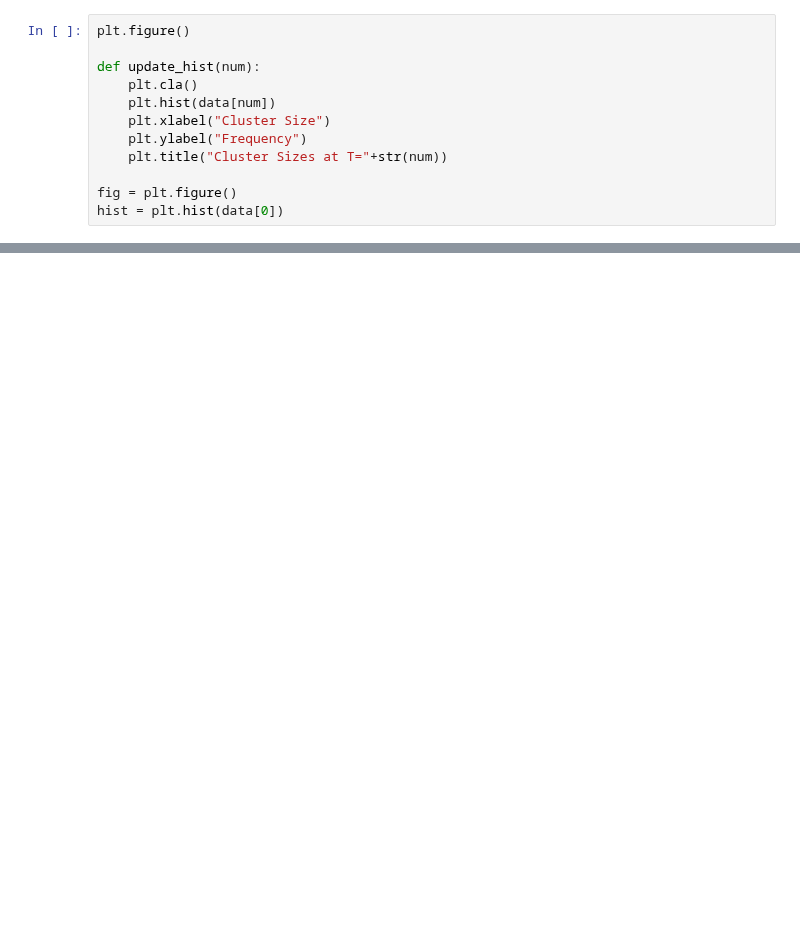
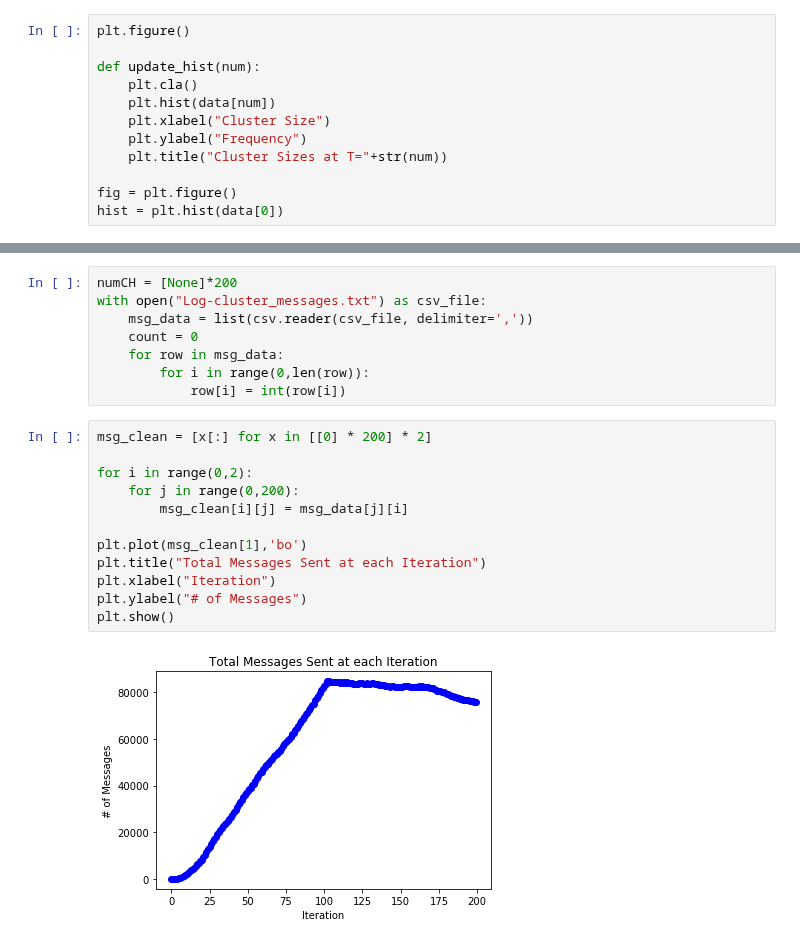
Before and after one commit to ptrick9/CPS_Simulator, a Jupyter notebook: ClusterStats.ipynb, the cells around one changed output, grey strips where cells are left out. Saved outputs shown, nothing was run; the diff lists cells and outputs as text; blank space fills up the shorter version.

```diff
--- a/ClusterStats.ipynb
+++ b/ClusterStats.ipynb
@@ -82,0 +83,22 @@ Iteration                   ClusterSize Freq                    Nodes in Cluster
+# %%
+numCH = [None]*200
+with open("Log-cluster_messages.txt") as csv_file:
+    msg_data = list(csv.reader(csv_file, delimiter=','))
+    count = 0
+    for row in msg_data:
+        for i in range(0,len(row)):
+            row[i] = int(row[i])
+# %%
+msg_clean = [x[:] for x in [[0] * 200] * 2]
+
+for i in range(0,2):
+    for j in range(0,200):
+        msg_clean[i][j] = msg_data[j][i]
+
+plt.plot(msg_clean[1],'bo')
+plt.title("Total Messages Sent at each Iteration")
+plt.xlabel("Iteration")
+plt.ylabel("# of Messages")
+plt.show()
+# %% [output]
+[figure, added]
```
Also changed, not shown: parts of 2 cells of this notebook, 8 other files.
